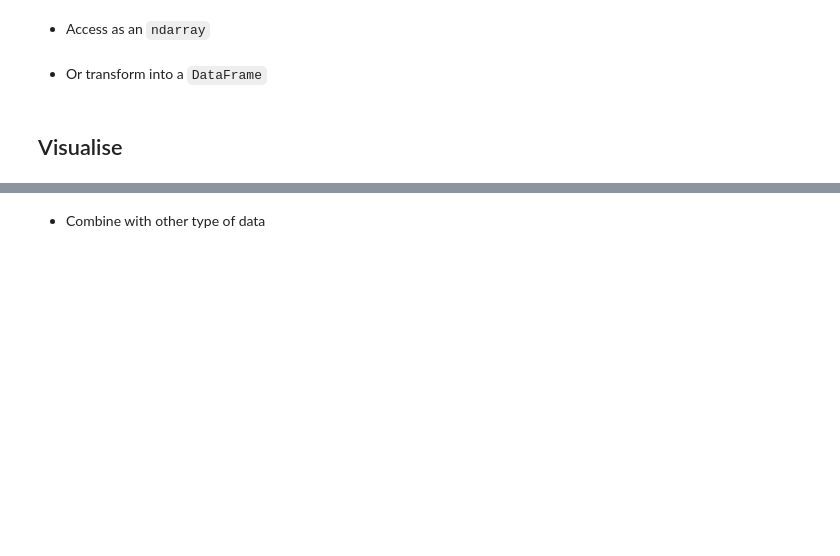
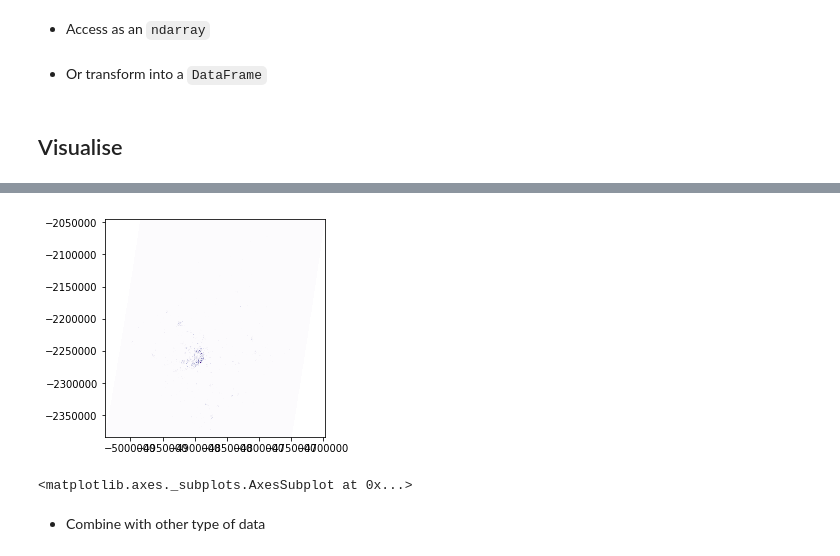
Before and after one commit to darribas/gds_ufmg19, a Jupyter notebook: notebooks/d4n1_raster.ipynb, the cells around one changed output, grey strips where cells are left out. Cells and saved outputs as stored; diff of their text form; code cells hidden in the pictures; blank space fills up the shorter version.

```diff
--- a/notebooks/d4n1_raster.ipynb
+++ b/notebooks/d4n1_raster.ipynb
@@ -60,2 +193,7 @@ IFrame('https://rasterio.readthedocs.io/en/stable/',
+# %%
+rioshow(src, vmin=0, cmap='Purples')
+# %% [output]
+[figure, added]
+<matplotlib.axes._subplots.AxesSubplot at 0x...>
 # %% [markdown]
 * Combine with other type of data
```
Also changed, not shown: parts of 48 cells of this notebook, 2 other files.
